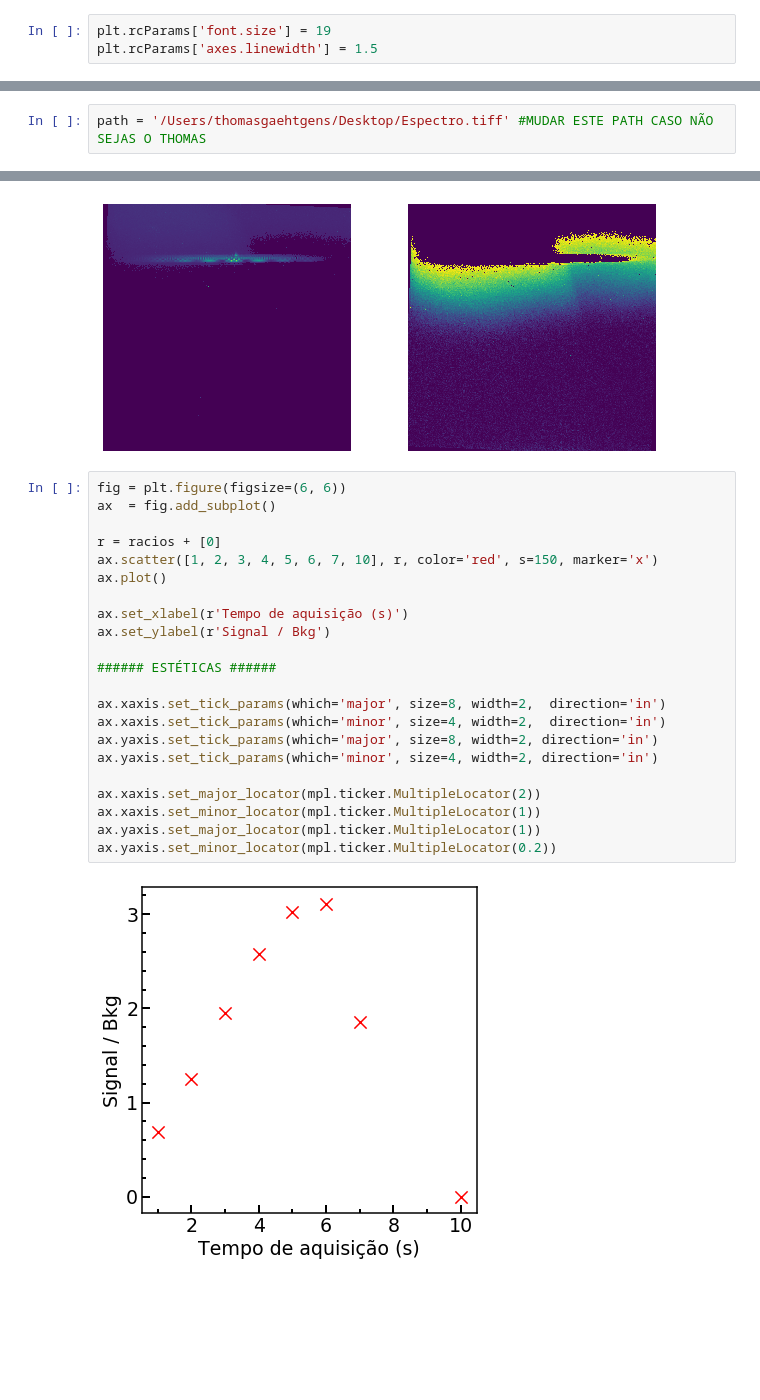
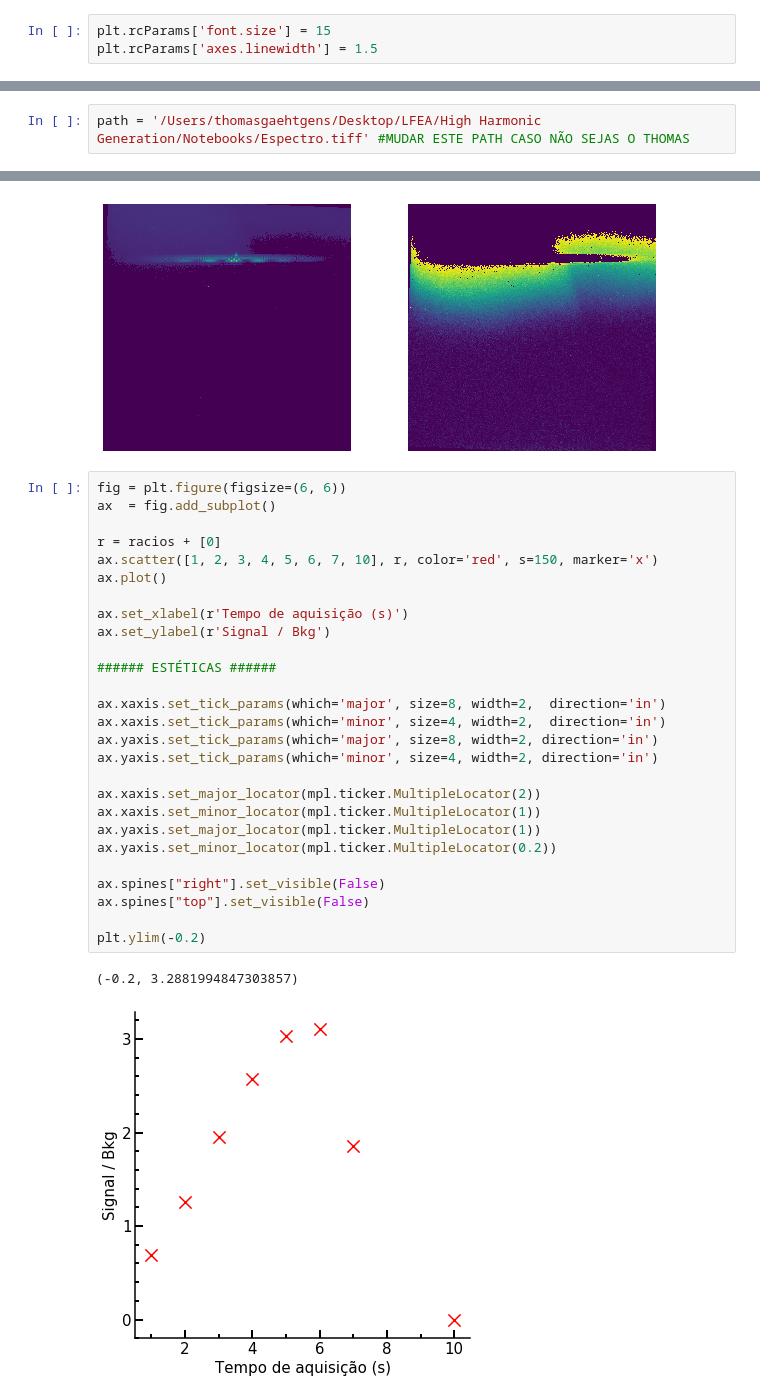
Before and after one commit to AthomsG/LFEA, a Jupyter notebook: High Harmonic Generation/Notebooks/HHG - Análise do Espectro.ipynb, the cells around one changed output, grey strips where cells are left out. Drawn from its saved outputs; the diff is of its cells as text; blank space fills up the shorter version.

```diff
--- a/High Harmonic Generation/Notebooks/HHG - Análise do Espectro.ipynb
+++ b/High Harmonic Generation/Notebooks/HHG - Análise do Espectro.ipynb
@@ -12,7 +12,7 @@ from PIL_Functions import img_to_matrix, soma_linhas
 #Ouvir a Cena
 from scipy.interpolate import interp1d
 # %%
-plt.rcParams['font.size'] = 19
+plt.rcParams['font.size'] = 15
 plt.rcParams['axes.linewidth'] = 1.5
 # %% [markdown]
 # Funções Auxliares
@@ -65,5 +83,5 @@ def normalize(linha):
 # %%
-path = '/Users/thomasgaehtgens/Desktop/Espectro.tiff' #MUDAR ESTE PATH CASO NÃO SEJAS O THOMAS
+path = '/Users/thomasgaehtgens/Desktop/LFEA/High Harmonic Generation/Notebooks/Espectro.tiff' #MUDAR ESTE PATH CASO NÃO SEJAS O THOMAS
 # %%
 img = Image.open(path)
 # %%
@@ -242,24 +260,30 @@ for i in range(len(matrxs)):
 # %%
 fig = plt.figure(figsize=(6, 6))
 ax  = fig.add_subplot()
 
 r = racios + [0]
 ax.scatter([1, 2, 3, 4, 5, 6, 7, 10], r, color='red', s=150, marker='x')
 ax.plot()
 
 ax.set_xlabel(r'Tempo de aquisição (s)')
 ax.set_ylabel(r'Signal / Bkg')
 
 ###### ESTÉTICAS ######
 
 ax.xaxis.set_tick_params(which='major', size=8, width=2,  direction='in')
 ax.xaxis.set_tick_params(which='minor', size=4, width=2,  direction='in')
 ax.yaxis.set_tick_params(which='major', size=8, width=2, direction='in')
 ax.yaxis.set_tick_params(which='minor', size=4, width=2, direction='in')
 
 ax.xaxis.set_major_locator(mpl.ticker.MultipleLocator(2))
 ax.xaxis.set_minor_locator(mpl.ticker.MultipleLocator(1))
 ax.yaxis.set_major_locator(mpl.ticker.MultipleLocator(1))
 ax.yaxis.set_minor_locator(mpl.ticker.MultipleLocator(0.2))
+
+ax.spines["right"].set_visible(False)
+ax.spines["top"].set_visible(False)
+
+plt.ylim(-0.2)
 # %% [output]
+(-0.2, 3.2881994847303857)
-[figure, old version]
+[figure, new version]
```
Also changed, not shown: parts of 31 cells of this notebook, 13 other files.
